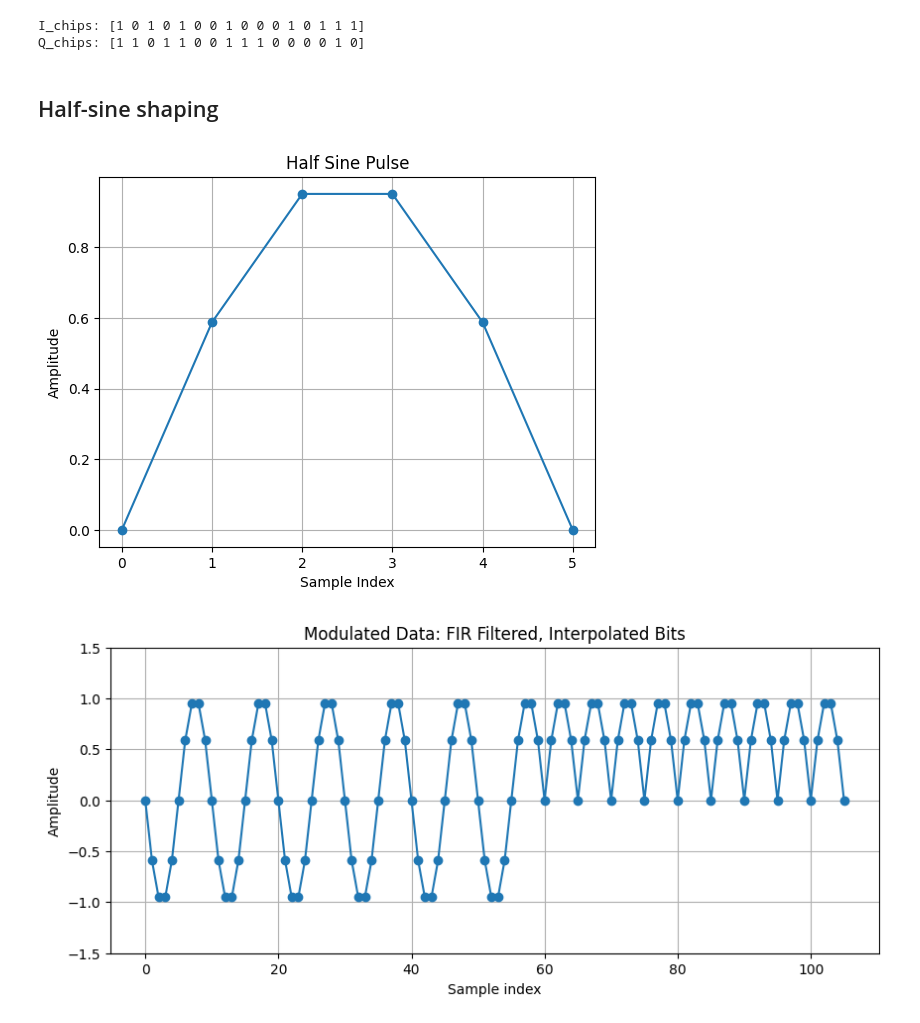
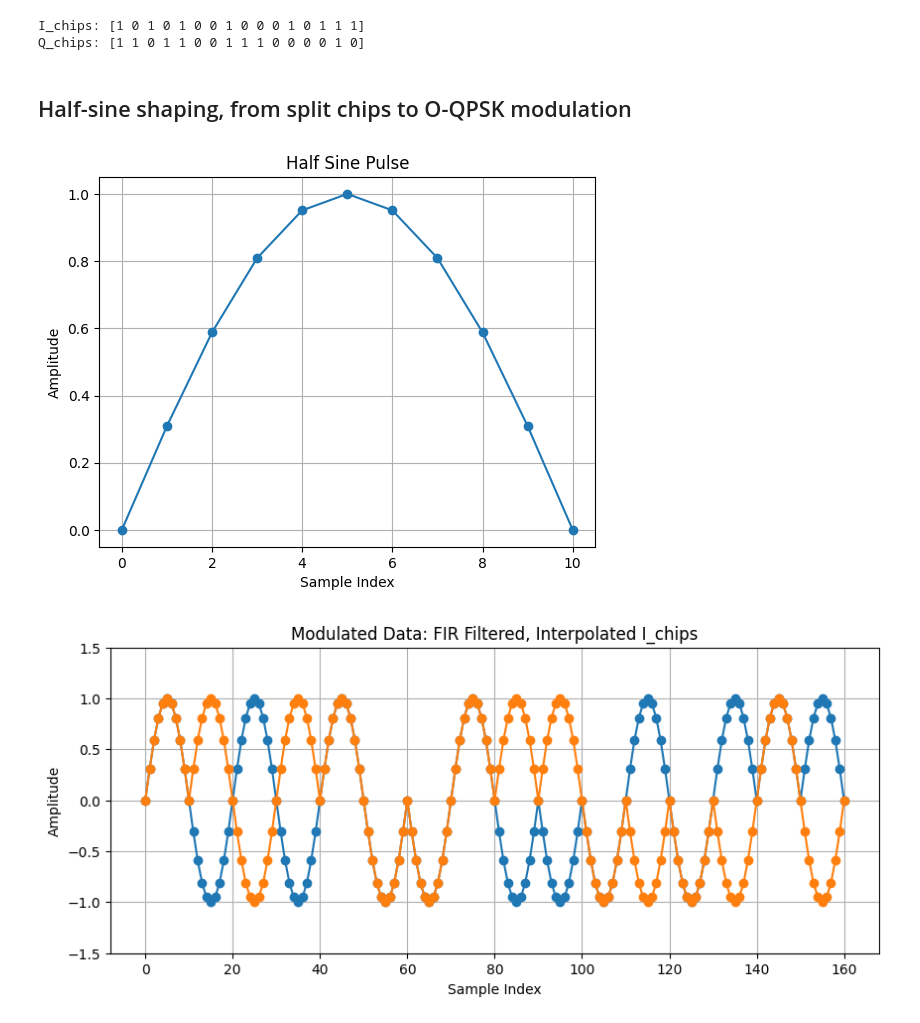
Before and after one commit to SDMote/SDR_projects, a Jupyter notebook: python_phy/802154_modulation_prototype.ipynb, the cells around one changed output. Saved outputs shown, nothing was run; the diff lists cells and outputs as text; code cells hidden in the pictures.

Commit message:
802154 modulation: O-QPSK with fractional delay Issue: boundary condition are necessary for correct modulation of first and last chips

```diff
--- a/python_phy/802154_modulation_prototype.ipynb
+++ b/python_phy/802154_modulation_prototype.ipynb
@@ -79,33 +79,49 @@ print("Q_chips:", Q_chips)
 I_chips: [1 0 1 0 1 0 0 1 0 0 0 1 0 1 1 1]
 Q_chips: [1 1 0 1 1 0 0 1 1 1 0 0 0 0 1 0]
 # %% [markdown]
-## Half-sine shaping
+## Half-sine shaping, from split chips to O-QPSK modulation
 # %%
-sps = 5
-bits = np.array([0, 1, 0, 1, 0, 1, 0, 1, 0, 1, 0, 1, 1, 1, 1, 1, 1, 1, 1, 1, 1])
+sps = 10
 
 # Generate the half-sine pulse
-half_sine_pulse = np.sin(np.linspace(0, np.pi, sps + 1))
-hss_modulated_data = pulse_shape_bits_fir(bits, fir_taps=half_sine_pulse, sps=sps)
+half_sine_pulse = half_sine_fir_taps(sps)
 
-# Plot the pulse
+
+# Modulate input I_chips and Q_chips in quadrature, with half a symbol offset.
+def oqpsk_modulate(I_chips: np.ndarray, Q_chips: np.ndarray, fir_taps: np.ndarray, sps: int) -> np.ndarray:
+    """Modulate input I_chips and Q_chips in quadrature, with half a symbol offset."""
+    # Apply pulse shaping (FIR filtering)
+    hss_I_chips = pulse_shape_bits_fir(I_chips, fir_taps=fir_taps, sps=sps)
+    hss_Q_chips = pulse_shape_bits_fir(Q_chips, fir_taps=fir_taps, sps=sps)
+
+    # Apply half a symbol offset to Quadrature component
+
+    # Pack into complex array
+    iq_signal = hss_I_chips + 1j * hss_Q_chips
+
+    return iq_signal
+
+
+oqpsk_signal = oqpsk_modulate(I_chips, Q_chips, half_sine_pulse, sps)
+
 plt.figure()
 plt.plot(half_sine_pulse, marker="o")
 plt.title("Half Sine Pulse")
 plt.xlabel("Sample Index")
 plt.ylabel("Amplitude")
 plt.grid(True)
 plt.show()
 
 # Plot the modulated data
 plt.figure(figsize=(10, 4))
-plt.plot(hss_modulated_data, marker="o", linestyle="-")
-plt.title("Modulated Data: FIR Filtered, Interpolated Bits")
-plt.xlabel("Sample index")
+plt.plot(np.real(oqpsk_signal), marker="o", linestyle="-")
+plt.plot(np.imag(oqpsk_signal), marker="o", linestyle="-")
+plt.title("Modulated Data: FIR Filtered, Interpolated I_chips")
+plt.xlabel("Sample Index")
 plt.ylabel("Amplitude")
 plt.ylim((-1.5, 1.5))
 plt.grid(True)
 plt.show()
 # %% [output]
-[figure, old version]
+[figure, new version]
-[figure, old version]
+[figure, new version]
```
Also changed, not shown: parts of 1 cell of this notebook.
